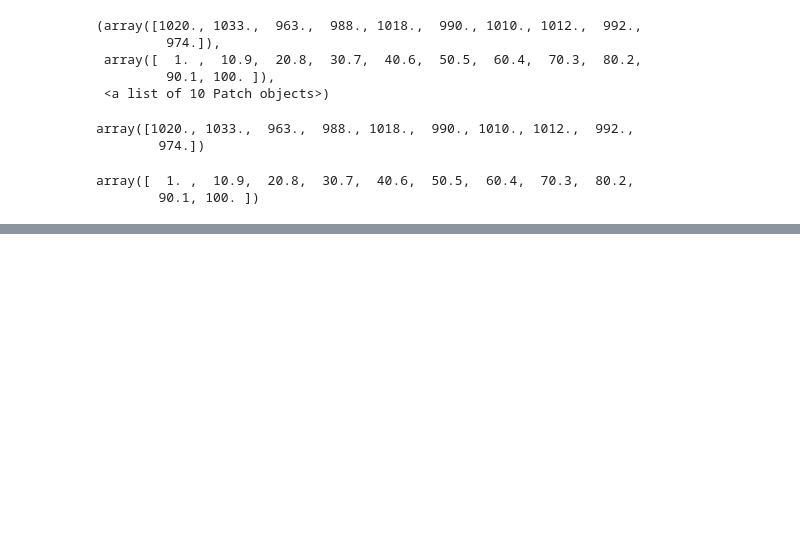
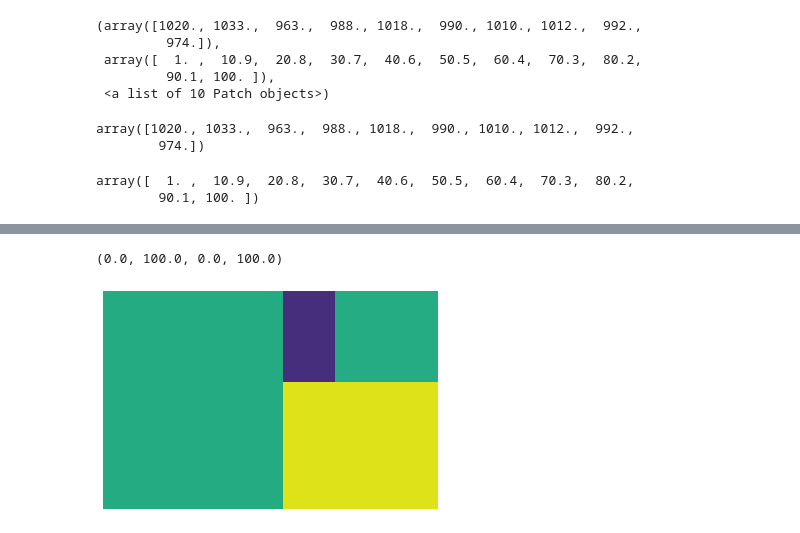
Before and after one commit to chanikansuksen/data_viz_2022, a Jupyter notebook: DataViz04_Data_Comparison.ipynb, the cells around one changed output, grey strips where cells are left out. Drawn from its saved outputs; the diff is of its cells as text; code cells hidden in the pictures; blank space fills up the shorter version.

```diff
--- a/DataViz04_Data_Comparison.ipynb
+++ b/DataViz04_Data_Comparison.ipynb
@@ -300,0 +330,8 @@ array([  1. ,  10.9,  20.8,  30.7,  40.6,  50.5,  60.4,  70.3,  80.2,
+# %%
+data = [500, 250, 60, 120]
+# %%
+squarify.plot(data)
+plt.axis('off')
+# %% [output]
+(0.0, 100.0, 0.0, 100.0)
+[figure, added]
```
Also changed, not shown: parts of 16 cells of this notebook.
